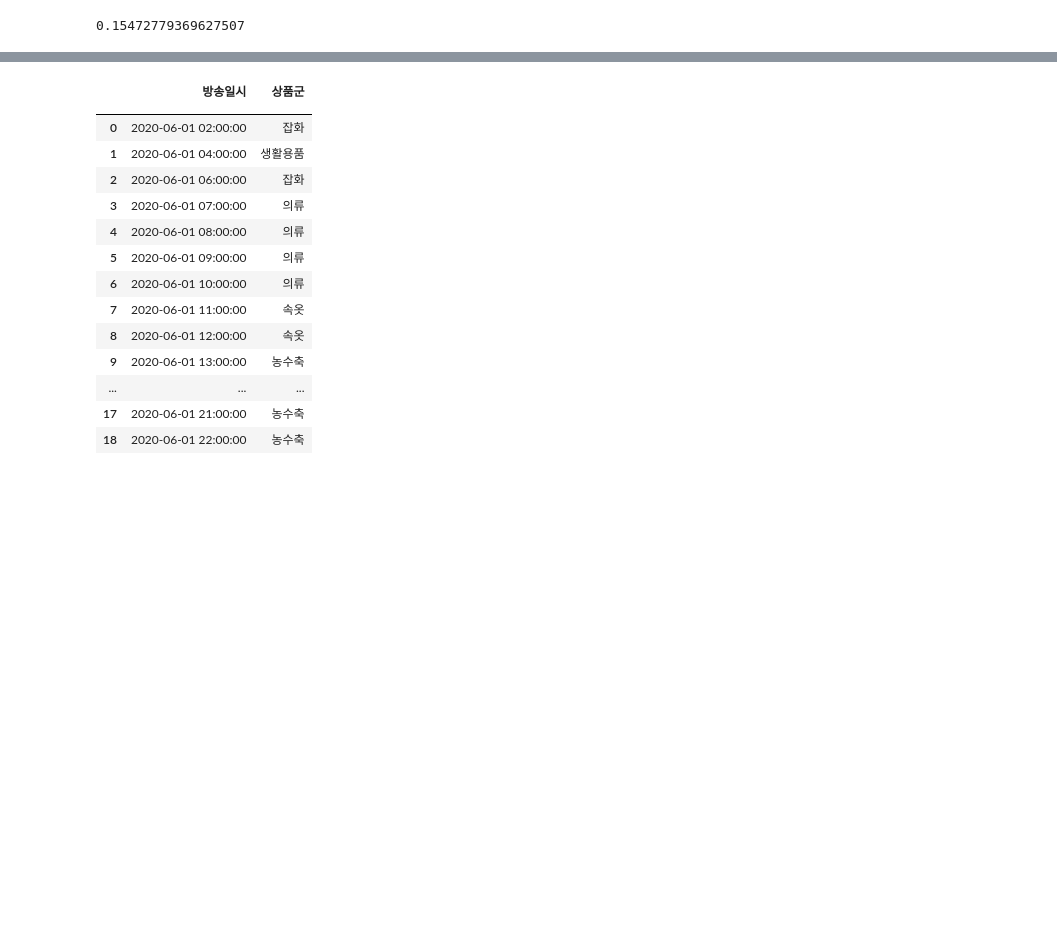
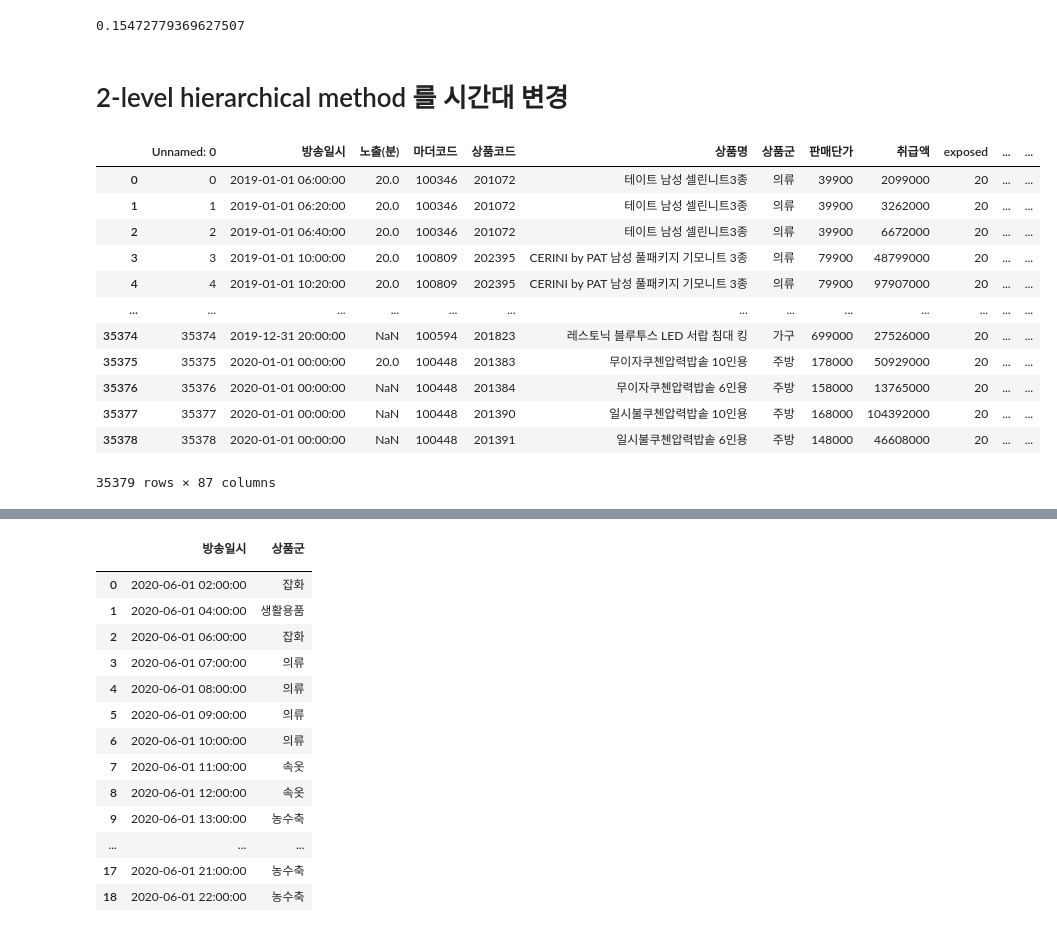
Before and after one commit to s-seo/bigcon_2020_mmmz, a Jupyter notebook: engine/hungarian.ipynb, the cells around one changed output, grey strips where cells are left out. Cells and saved outputs as stored; diff of their text form; code cells hidden in the pictures; blank space fills up the shorter version.

```diff
--- a/engine/hungarian.ipynb
+++ b/engine/hungarian.ipynb
@@ -431,3 +432,23 @@ tmp4.mean(axis=0)
 np.isin(tmp.상품명.unique(),h2_output_final.상품명.unique()).sum() / len(tmp.상품명.unique())
 # %% [output]
 0.15472779369627507
+# %% [markdown]
+# 2-level hierarchical method 를 시간대 변경
+# %%
+import pandas as pd
+tmp = pd.read_excel('../data/01/2019sales_v2.xlsx')
+tmp
+# %% [output]
+|  | Unnamed: 0 | 방송일시 | 노출(분) | 마더코드 | 상품코드 | 상품명 | 상품군 | 판매단가 | 취급액 | exposed | ... | ... |
+| 0 | 0 | 2019-01-01 06:00:00 | 20.0 | 100346 | 201072 | 테이트 남성 셀린니트3종 | 의류 | 39900 | 2099000 | 20 | ... | ... |
+| 1 | 1 | 2019-01-01 06:20:00 | 20.0 | 100346 | 201072 | 테이트 남성 셀린니트3종 | 의류 | 39900 | 3262000 | 20 | ... | ... |
+| 2 | 2 | 2019-01-01 06:40:00 | 20.0 | 100346 | 201072 | 테이트 남성 셀린니트3종 | 의류 | 39900 | 6672000 | 20 | ... | ... |
+| 3 | 3 | 2019-01-01 10:00:00 | 20.0 | 100809 | 202395 | CERINI by PAT 남성 풀패키지 기모니트 3종 | 의류 | 79900 | 48799000 | 20 | ... | ... |
+| 4 | 4 | 2019-01-01 10:20:00 | 20.0 | 100809 | 202395 | CERINI by PAT 남성 풀패키지 기모니트 3종 | 의류 | 79900 | 97907000 | 20 | ... | ... |
+| ... | ... | ... | ... | ... | ... | ... | ... | ... | ... | ... | ... | ... |
+| 35374 | 35374 | 2019-12-31 20:00:00 | NaN | 100594 | 201823 | 레스토닉 블루투스 LED 서랍 침대 킹 | 가구 | 699000 | 27526000 | 20 | ... | ... |
+| 35375 | 35375 | 2020-01-01 00:00:00 | 20.0 | 100448 | 201383 | 무이자쿠첸압력밥솥 10인용 | 주방 | 178000 | 50929000 | 20 | ... | ... |
+| 35376 | 35376 | 2020-01-01 00:00:00 | NaN | 100448 | 201384 | 무이자쿠첸압력밥솥 6인용 | 주방 | 158000 | 13765000 | 20 | ... | ... |
+| 35377 | 35377 | 2020-01-01 00:00:00 | NaN | 100448 | 201390 | 일시불쿠첸압력밥솥 10인용 | 주방 | 168000 | 104392000 | 20 | ... | ... |
+| 35378 | 35378 | 2020-01-01 00:00:00 | NaN | 100448 | 201391 | 일시불쿠첸압력밥솥 6인용 | 주방 | 148000 | 46608000 | 20 | ... | ... |
+35379 rows × 87 columns
```
Also changed, not shown: parts of 19 cells of this notebook, 1 other file.
